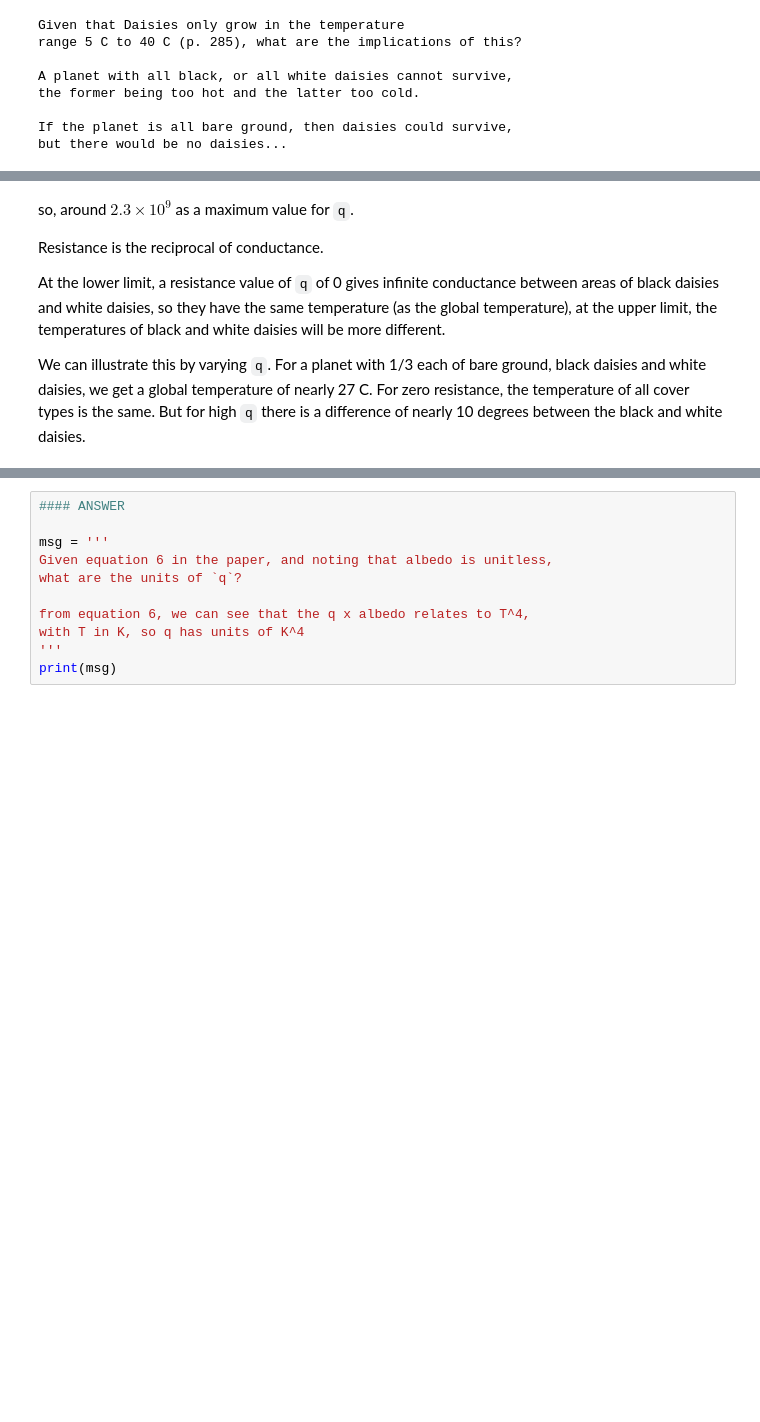
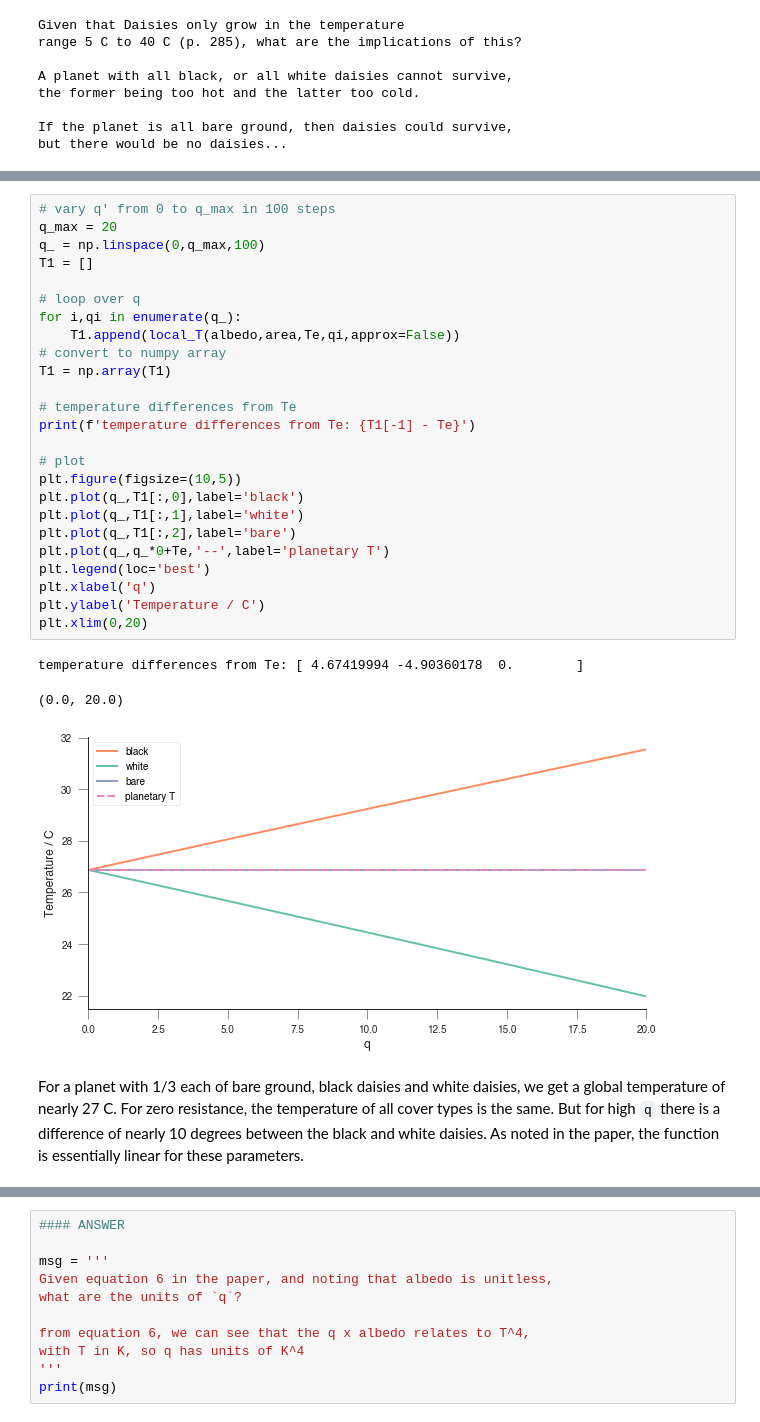
Before and after one commit to profLewis/geog0133-practicals, a Jupyter notebook: 02-DaisyWorld.ipynb, the cells around one changed output, grey strips where cells are left out. Drawn from its saved outputs; the diff is of its cells as text; blank space fills up the shorter version.

```diff
--- a/02-DaisyWorld.ipynb
+++ b/02-DaisyWorld.ipynb
@@ -282,8 +368,31 @@ We can illustrate this by varying `q`. For a planet with 1/3 each of bare ground
+# %%
+# vary q' from 0 to q_max in 100 steps
+q_max = 20
+q_ = np.linspace(0,q_max,100)
+T1 = []
+
+# loop over q
+for i,qi in enumerate(q_):
+    T1.append(local_T(albedo,area,Te,qi,approx=False))
+# convert to numpy array
+T1 = np.array(T1)
+
+# temperature differences from Te
+print(f'temperature differences from Te: {T1[-1] - Te}')
+
+# plot
+plt.figure(figsize=(10,5))
+plt.plot(q_,T1[:,0],label='black')
+plt.plot(q_,T1[:,1],label='white')
+plt.plot(q_,T1[:,2],label='bare')
+plt.plot(q_,q_*0+Te,'--',label='planetary T')
+plt.legend(loc='best')
+plt.xlabel('q')
+plt.ylabel('Temperature / C')
+plt.xlim(0,20)
+# %% [output]
+temperature differences from Te: [ 4.67419994 -4.90360178  0.        ]
+(0.0, 20.0)
+[figure, added]
 # %% [markdown]
-so, around $2.3 \times 10^9$ as a maximum value for `q`.
-
-Resistance is the reciprocal of conductance.
-
-At the lower limit, a resistance value of `q` of 0 gives infinite conductance between areas of black daisies and white daisies, so they have the same temperature (as the global temperature), at the upper limit, the temperatures of black and white daisies will be more different.
-
-We can illustrate this by varying `q`. For a planet with 1/3 each of bare ground, black daisies and white daisies, we get a global temperature of nearly 27 C. For zero resistance, the temperature of all cover types is the same. But for high `q` there is a difference of nearly 10 degrees between the black and white daisies.
+For a planet with 1/3 each of bare ground, black daisies and white daisies, we get a global temperature of nearly 27 C. For zero resistance, the temperature of all cover types is the same. But for high `q` there is a difference of nearly 10 degrees between the black and white daisies. As noted in the paper, the function is essentially linear for these parameters.
```
Also changed, not shown: parts of 63 cells of this notebook, 1 other file.
